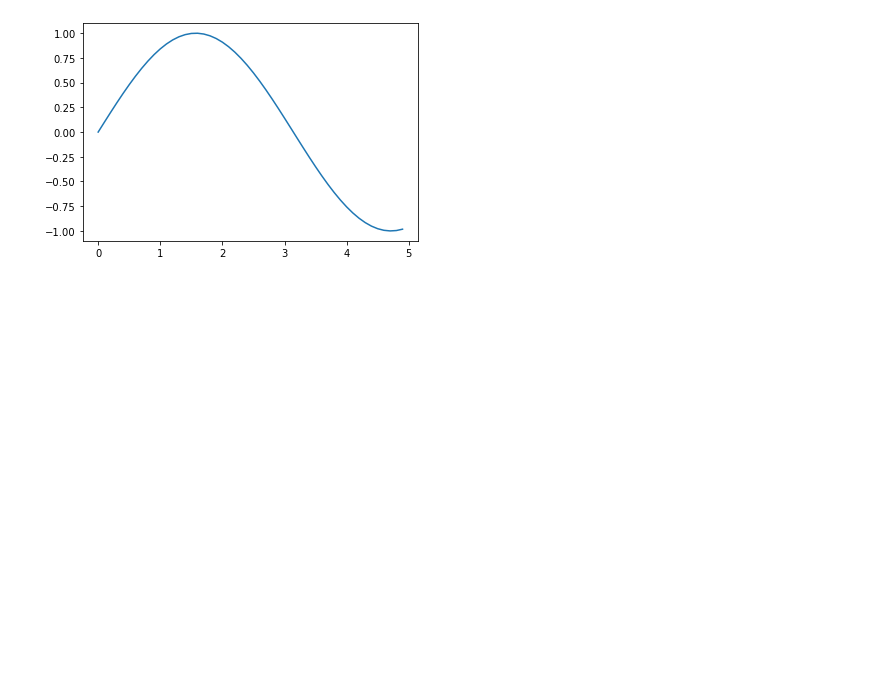
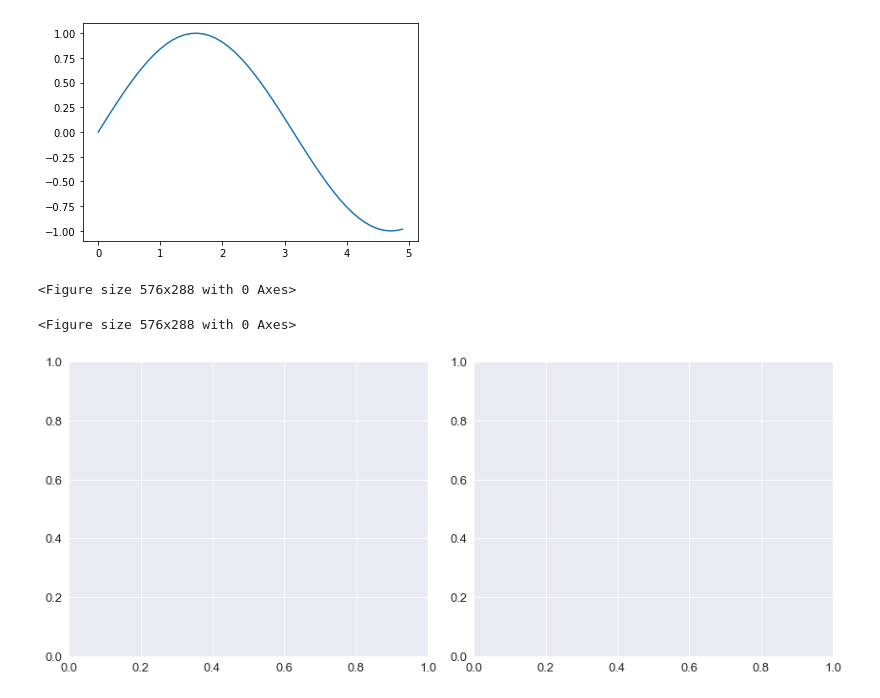
Before and after one commit to Michelleoc/fundamentals-of-data-analysis-assessment, a Jupyter notebook: pyplot.ipynb, the cells around one changed output. Saved outputs shown, nothing was run; the diff lists cells and outputs as text; code cells hidden in the pictures; blank space fills up the shorter version.

```diff
--- a/pyplot.ipynb
+++ b/pyplot.ipynb
@@ -10,3 +12,18 @@ plt.plot(x, y)
 # %% [output]
 [<matplotlib.lines.Line2D at 0x...>]
 [figure]
+# %%
+# https://towardsdatascience.com/a-simple-guide-to-beautiful-visualizations-in-python-f564e6b9d392
+sns.set_style('darkgrid') # darkgrid, white grid, dark, white and ticks
+plt.rc('axes', titlesize=18)     # fontsize of the axes title
+plt.rc('axes', labelsize=14)    # fontsize of the x and y labels
+plt.rc('xtick', labelsize=13)    # fontsize of the tick labels
+plt.rc('ytick', labelsize=13)    # fontsize of the tick labels
+plt.rc('legend', fontsize=13)    # legend fontsize
+plt.rc('font', size=13)          # controls default text sizes
+# %%
+# Adjust figure size and clean up padding in plot/subplots
+plt.figure(figsize=(8,4), tight_layout=True)
+# %% [output]
+<Figure size 576x288 with 0 Axes>
+<Figure size 576x288 with 0 Axes>
@@ -12,0 +33,5 @@ plt.plot(x, y)
+# %%
+#subplots
+fig, ax = plt.subplots(nrows=1,ncols=2, figsize=(12, 5), tight_layout=True)
+# %% [output]
+[figure, added]
```
Also changed, not shown: parts of 15 cells of this notebook, 6 other files.
